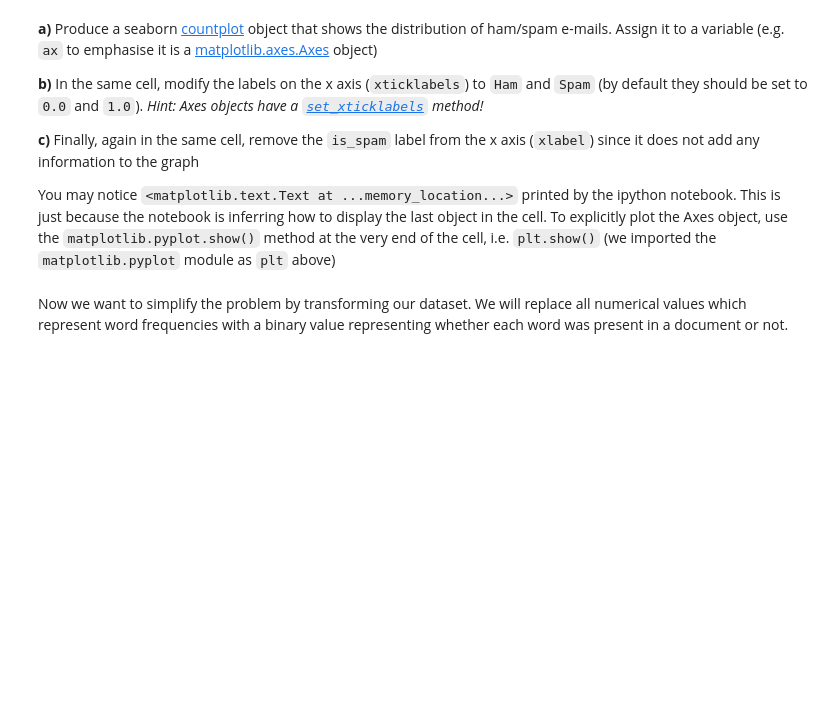
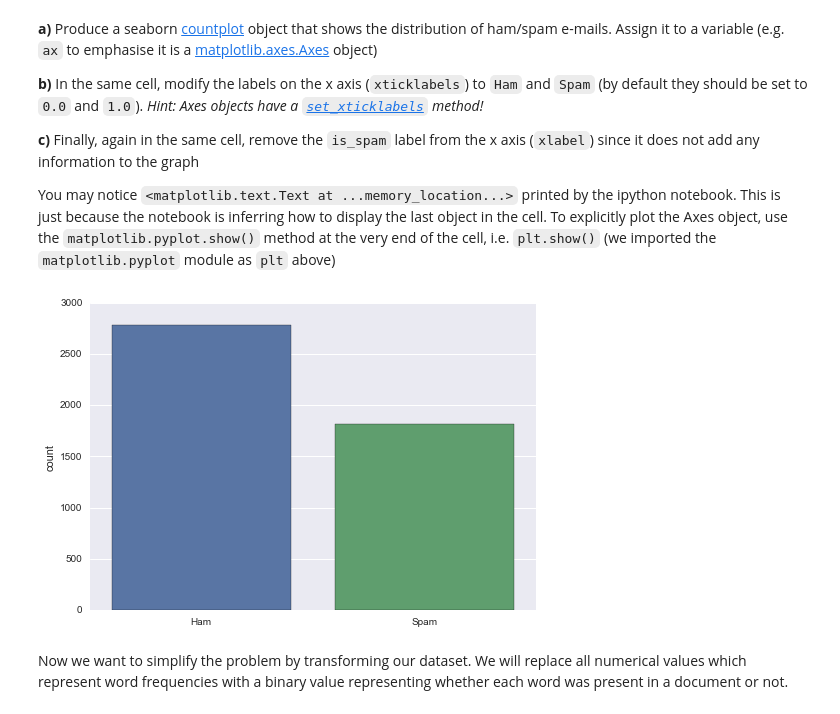
Before and after one commit to richardharmadi/iaml, a Jupyter notebook: 02_Lab_2_Data_analysis_visualisation.ipynb, the cells around one changed output. Drawn from its saved outputs; the diff is of its cells as text; code cells hidden in the pictures; blank space fills up the shorter version.

```diff
--- a/02_Lab_2_Data_analysis_visualisation.ipynb
+++ b/02_Lab_2_Data_analysis_visualisation.ipynb
@@ -68,6 +101,7 @@ We now want to *remove* some of the attributes from our data. There are various
 **a)** Delete the `capital_run_length_average`, `capital_run_length_longest` and  `capital_run_length_total` attributes. *Hint*: You should make use of the [`drop`](http://pandas.pydata.org/pandas-docs/stable/generated/pandas.DataFrame.drop.html) method. *Tip*: some pandas methods have the argument `inplace` which you can use to determine whether they alter the object they are called upon and return nothing, or return a new object. This is particularly useful if you are dealing with huge datasets where you would typically want to operate `inplace`.
 # %%
 # Your code goes here
+df2 = spambase.drop(['capital_run_length_average','capital_run_length_longest','capital_run_length_total'],axis=1)
 # %% [markdown]
 **b)** Display the new number of attributes. Does it look like what you expected?
 # %%
@@ -91,3 +126,12 @@ You may notice `<matplotlib.text.Text at ...memory_location...>` printed by the
+# %%
+# Your code goes here
+sns.set(style='darkgrid')
+ax = sns.countplot(x="is_spam",data=df2)
+ax.set_xticklabels(["Ham","Spam"])
+ax.set_xlabel("")
+plt.show()
+# %% [output]
+[figure, added]
 # %% [markdown]
 Now we want to simplify the problem by transforming our dataset. We will replace all numerical values which represent word frequencies with a binary value representing whether each word was present in a document or not.
 # %% [markdown]
```
Also changed, not shown: parts of 43 cells of this notebook.
